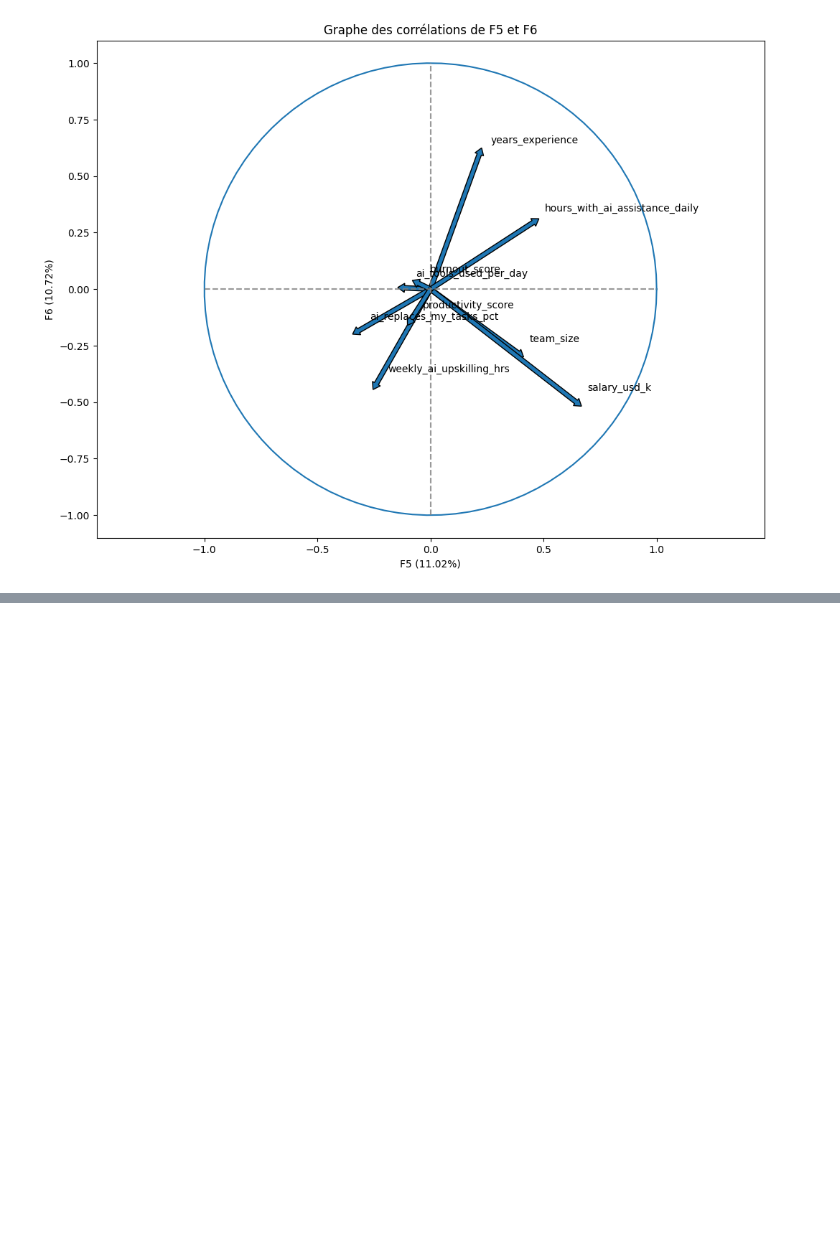
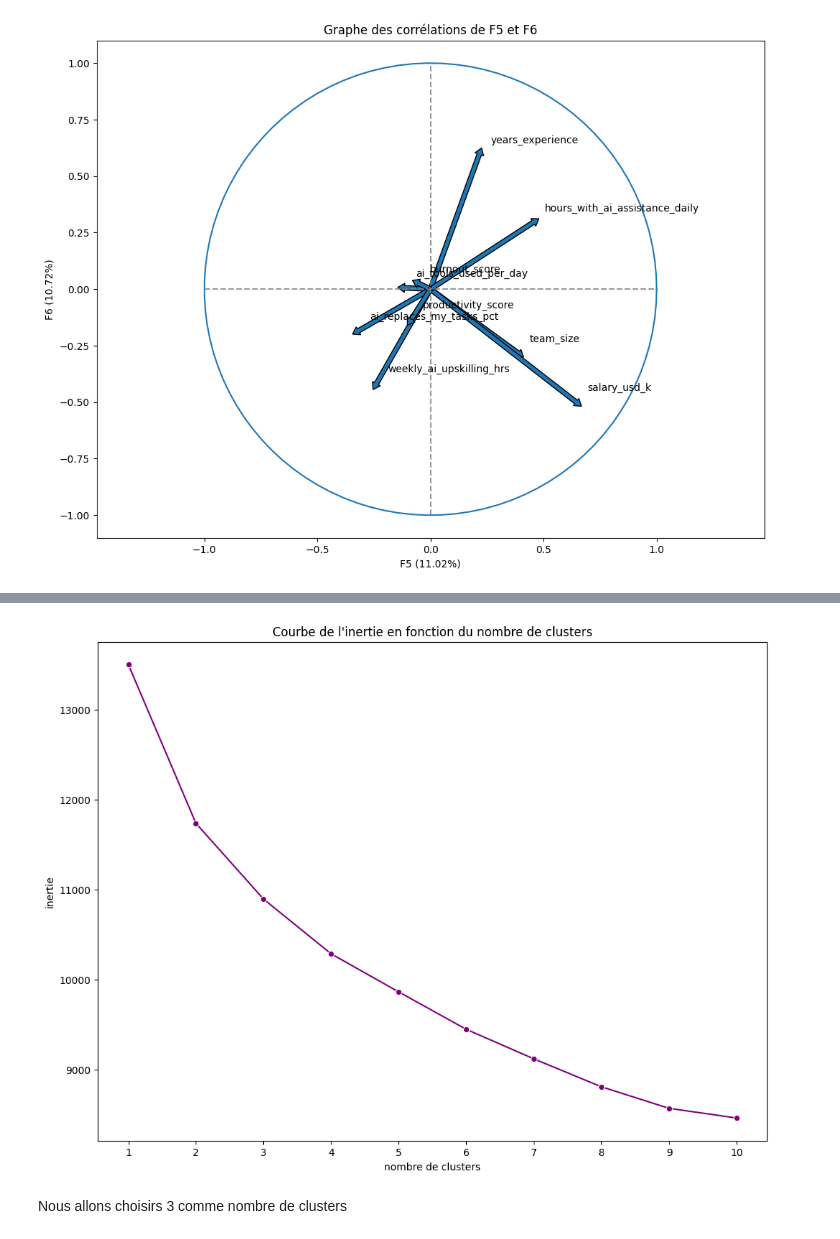
Before and after one commit to Harlequelrah/ai_worker_burnout_attrition_2026, a Jupyter notebook: project/main.ipynb, the cells around one changed output, grey strips where cells are left out. Drawn from its saved outputs; the diff is of its cells as text; code cells hidden in the pictures; blank space fills up the shorter version.

Commit message:
- Clustering
- Projection sur les axes factorielles

```diff
--- a/project/main.ipynb
+++ b/project/main.ipynb
@@ -427,0 +457,40 @@ corr_graph(x_y=x_y, features=features, pca=pca, pcs=pcs)
+# %%
+# liste des valeurs possible de k
+k_list = [i+1 for i in range(10)]
+
+# liste vide pour les inerties
+inertia_list = []
+# %%
+
+# pour chaque k
+for k in k_list :
+
+    # on instancie un KMeans
+    kmeans = KMeans(n_clusters=k)
+
+    # on l'entraine
+    kmeans.fit(X_Scaled)
+
+    # on enregistre l'inerie
+    inertia_list.append(kmeans.inertia_)
+# %%
+# transformation des k en label pour l'axe des absisses
+k_labels = [str(i) for i in k_list]
+
+# initialisation de la figure
+plt.figure(figsize=(12,9))
+
+# courbe
+sns.lineplot(x=k_labels,y=inertia_list,c='purple',marker='o')
+
+# titre et labels des axes
+plt.xlabel("nombre de clusters")
+plt.ylabel("inertie")
+plt.title("Courbe de l'inertie en fonction du nombre de clusters")
+
+# affichage
+plt.show()
+# %% [output]
+[figure, added]
+# %% [markdown]
+Nous allons choisirs 3 comme nombre de clusters
```
Also changed, not shown: parts of 16 cells of this notebook.
